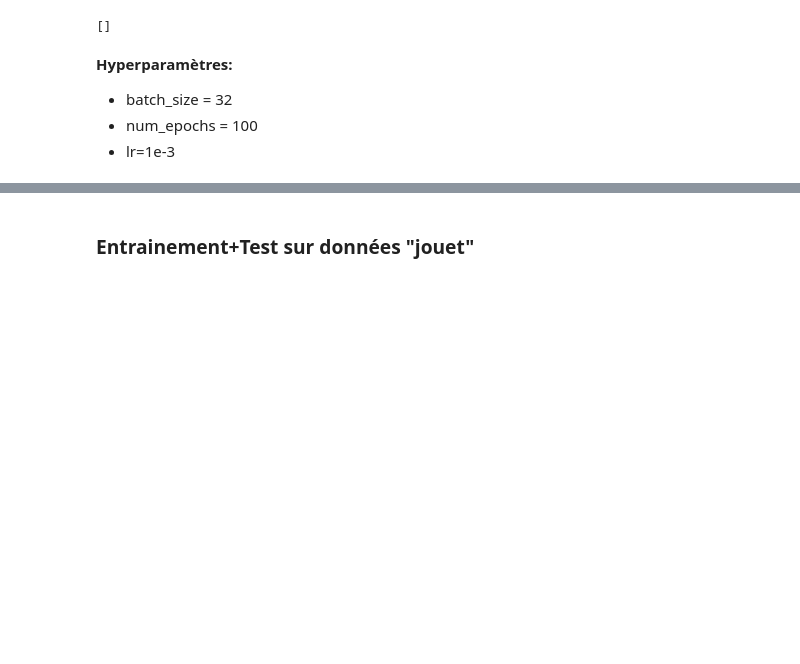
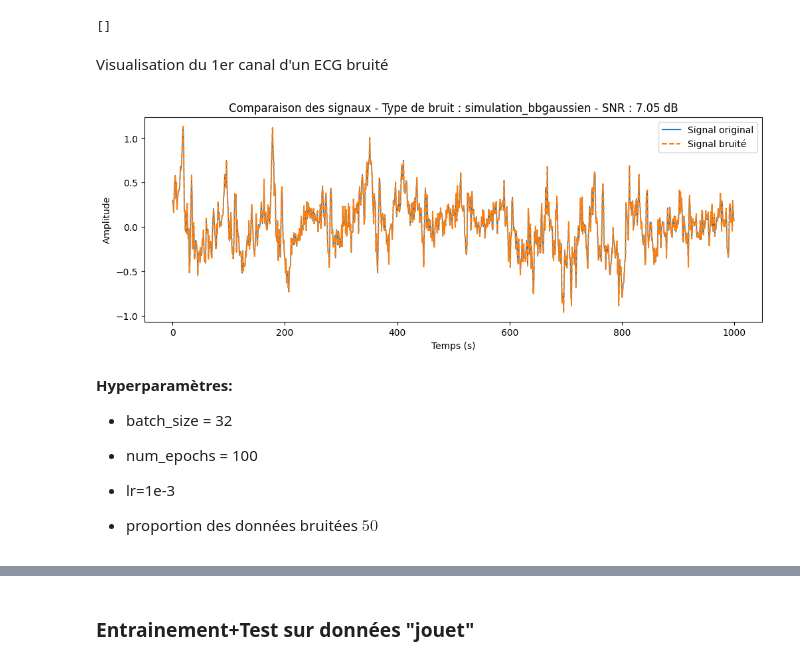
Before and after one commit to mahamat9/denoising_of_ECG_signals, a Jupyter notebook: src/model.ipynb, the cells around one changed output, grey strips where cells are left out. Cells and saved outputs as stored; diff of their text form; code cells hidden in the pictures; blank space fills up the shorter version.

```diff
--- a/src/model.ipynb
+++ b/src/model.ipynb
@@ -248,6 +248,38 @@ chm = '/content/gdrive/MyDrive/'
 #load the IDs (Y data)
 #Y = np.load('/content/gdrive/MyDrive/ptbxl_ids.npy', allow_pickle=True)
 X = np.load(chm+'/ptbxl_signals_100hz.npy')
+# %% [markdown]
+Visualisation du 1er canal d'un ECG bruité
+# %%
+y = X[0:5].copy()
+x, infos = bruitage_alea(y, fonctions_bruit, 1)
+
+
+signal_index = random.randint(0, x.shape[0]-1)
+signal_original = y[signal_index, :, 0]
+signal_bruite = x[signal_index, :, 0]
+bruit_info_signal = infos[signal_index]
+
+
+if bruit_info_signal:
+    type_bruit = bruit_info_signal[1]  # index du type de bruit
+    snr_db = bruit_info_signal[2]  # le snr db
+
+    # Tracé du signal original et bruité
+    plt.figure(figsize=(12, 4))
+    plt.plot(signal_original, label="Signal original", linewidth=1)
+    plt.plot(signal_bruite, '--', label="Signal bruité")  #, alpha=0.6)
+
+    # Affichage du SNR et du type de bruit dans le titre
+    plt.title(f"Comparaison des signaux - Type de bruit : {fonctions_bruit[type_bruit].__name__} - SNR : {snr_db:.2f} dB")
+    plt.xlabel("Temps (s)")
+    plt.ylabel("Amplitude")
+    plt.legend()
+    plt.show()
+else:
+    print("Aucun bruit n'a été ajouté à ce signal.")
+# %% [output]
+[figure, added]
 # %%
 Y = X.copy()
 X, info_br = bruitage_alea(Y, fonctions_bruit, 0.5)
@@ -256,3 +288,5 @@ X, info_br = bruitage_alea(Y, fonctions_bruit, 0.5)
 * batch_size = 32
 * num_epochs = 100
 * lr=1e-3
+
+* proportion des données bruitées $50%$
```
Also changed, not shown: parts of 16 cells of this notebook, 20 other files.
